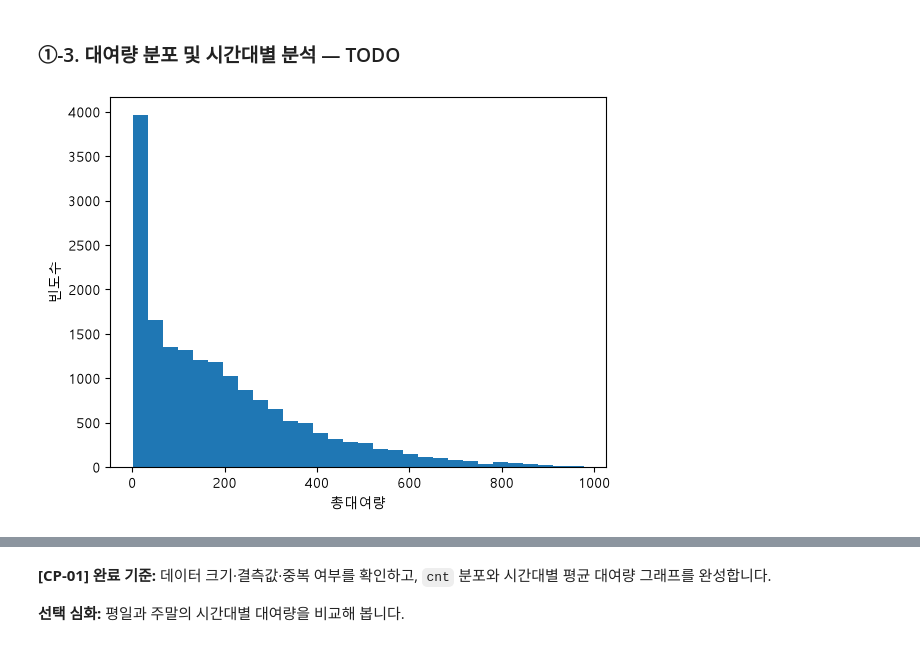
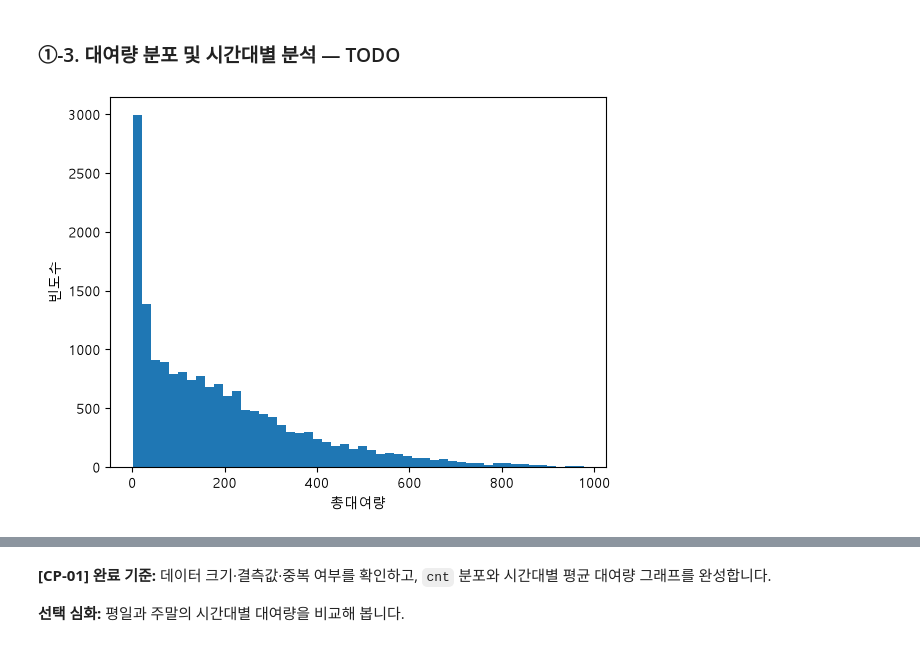
Before and after one commit to iremys/ai-mini-projects, a Jupyter notebook: mini-project-01/code/01_regression_bike_demand.ipynb, the cells around one changed output, grey strips where cells are left out. Saved outputs shown, nothing was run; the diff lists cells and outputs as text; code cells hidden in the pictures.

```diff
--- a/mini-project-01/code/01_regression_bike_demand.ipynb
+++ b/mini-project-01/code/01_regression_bike_demand.ipynb
@@ -182,15 +182,15 @@ dtype: int64
 # %%
 # TODO 1-4. cnt의 분포를 히스토그램으로 시각화합니다.
 # 힌트: plt.hist(), plt.xlabel(), plt.ylabel(), plt.show()
 
 import matplotlib.pyplot as plt
 
-plt.hist(df['총대여량'], bins=60)  # 총대여량 데이터로 히스토그램 생성
+plt.hist(df['총대여량'], bins=50)  # 총대여량 데이터로 히스토그램 생성
 plt.xlabel('총대여량')              # X축 이름 붙이기
 plt.ylabel('빈도수')              # Y축 이름 붙이기
 plt.show()
 # %% [output]
-[figure, old version]
+[figure, new version]
 # %%
 # TODO 1-5. 시간대(hr)별 평균 대여량을 계산합니다.
 # 힌트: groupby("hr")["cnt"].mean()
```
Also changed, not shown: parts of 2 cells of this notebook.
